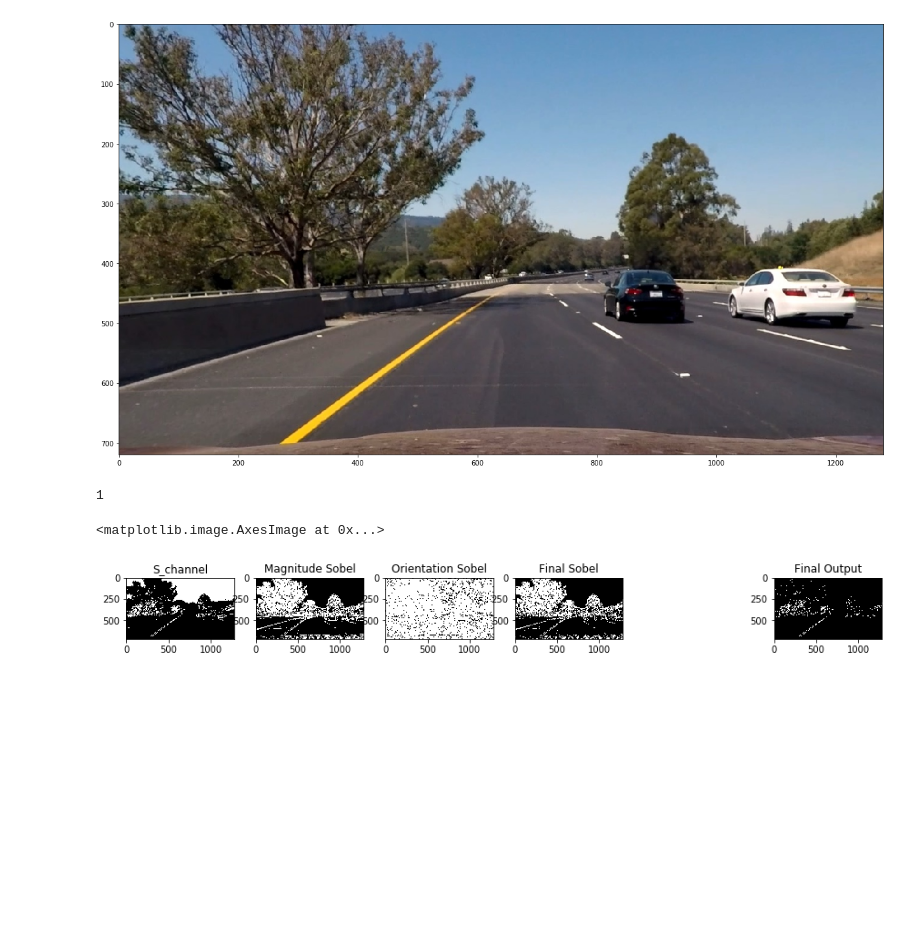
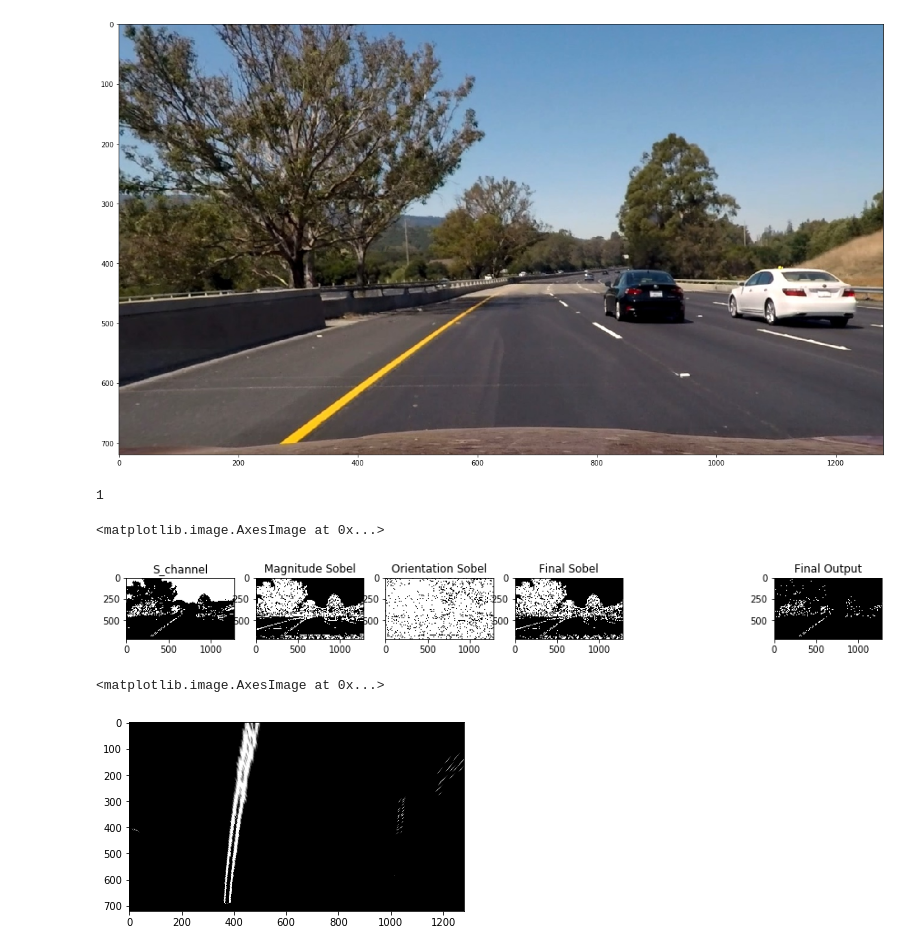
Before and after one commit to AbhilashAbhimsh/Advanced_Lane-lines, a Jupyter notebook: Project.ipynb, the cells around one changed output. Drawn from its saved outputs; the diff is of its cells as text; code cells hidden in the pictures; blank space fills up the shorter version.

Commit message:
Performed Inverse Transform checked the output

```diff
--- a/Project.ipynb
+++ b/Project.ipynb
@@ -113,6 +113,46 @@ plt.imshow(color_gradient, cmap='gray')
 1
 <matplotlib.image.AxesImage at 0x...>
 [figure]
+# %%
+img = color_gradient
+# h,w,_ = img.shape
+h,w = img.shape
+
+midpoint = w // 2
+offset_midpoint = 130
+
+height_low = h //2 + 115
+height_hight = h - 50
+
+offset = 50
+
+src = np.array([[midpoint-offset_midpoint, height_low],[midpoint+offset_midpoint, height_low],
+                [midpoint+4.2*offset_midpoint, height_hight],[midpoint-4.2*offset_midpoint, height_hight]], np.float32)
+# dst = np.array([[offset, offset],[w-offset, offset],
+#                 [w-offset, h-offset],[offset, h-offset]], np.float32)
+
+dst = np.array([[midpoint-3.7*offset_midpoint, offset],[midpoint+3.7*offset_midpoint, offset],
+                [midpoint+3.5*offset_midpoint, height_hight],[midpoint-3.5*offset_midpoint, height_hight]], np.float32)
+
+undistort_img = cv2.undistort(img, mtx, dist, None, mtx)
+# print(src)
+# plt.scatter(midpoint-offset_midpoint, height_low, color='red')
+# plt.scatter(midpoint+offset_midpoint, height_low, color='green')
+# plt.scatter(midpoint+4.2*offset_midpoint, height_hight, color='white')
+# plt.scatter(midpoint-4.2*offset_midpoint, height_hight, color='blue')
+
+# plt.scatter(midpoint-4.2*offset_midpoint, offset, color='red')
+# plt.scatter(midpoint+4*offset_midpoint, offset, color='green')
+# plt.scatter(midpoint+4.2*offset_midpoint, height_hight, color='white')
+# plt.scatter(midpoint-4.2*offset_midpoint, height_hight, color='blue')
+
+# plt.imshow(undistort_img, cmap='gray')
+M = cv2.getPerspectiveTransform(src,dst)
+warp_img = cv2.warpPerspective(undistort_img, M, (w,h), cv2.INTER_LINEAR)
+plt.imshow(warp_img, cmap='gray')
+# %% [output]
+<matplotlib.image.AxesImage at 0x...>
+[figure, added]
 # %%
 img = warp_img
 hist = np.sum(img[img.shape[0]//2:, :], axis=0)
```
Also changed, not shown: parts of 4 cells of this notebook.
